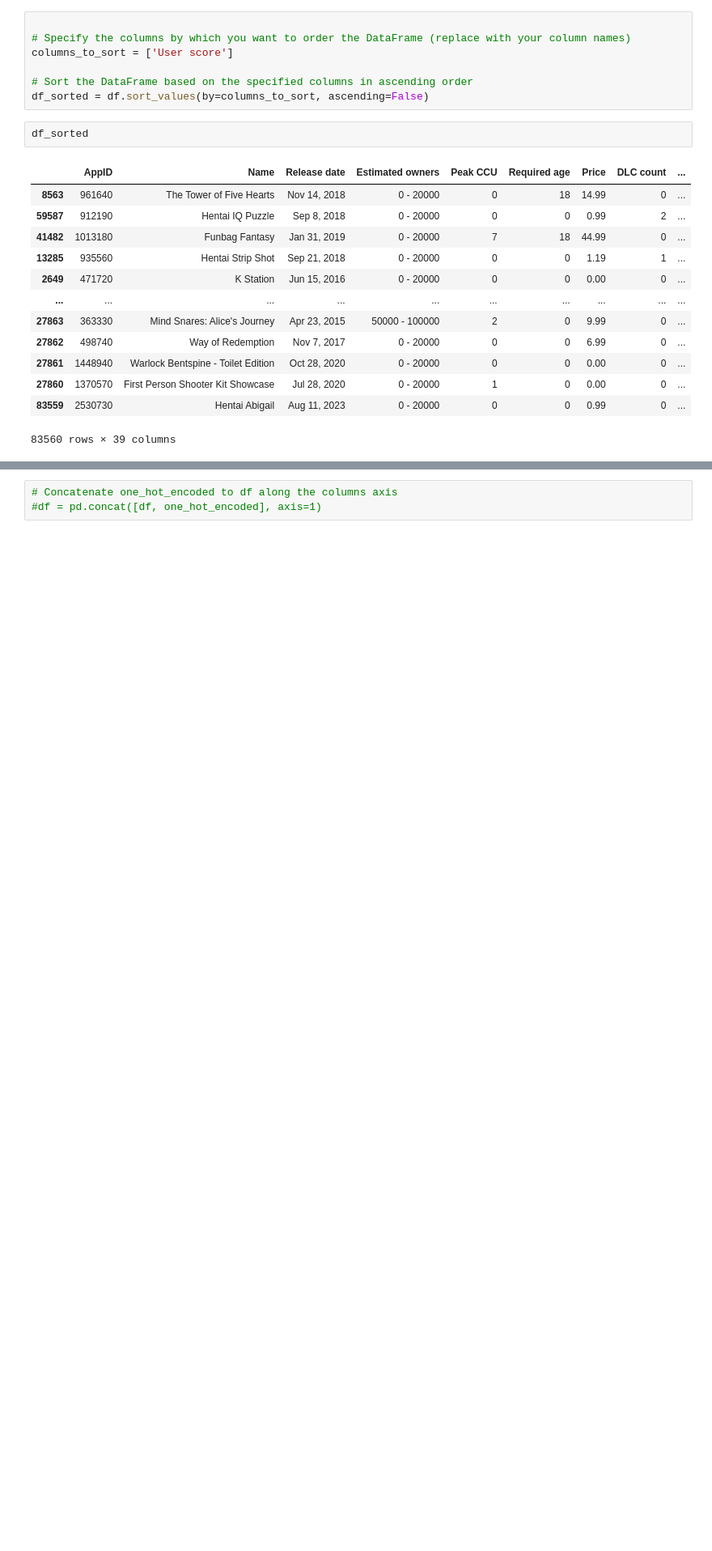
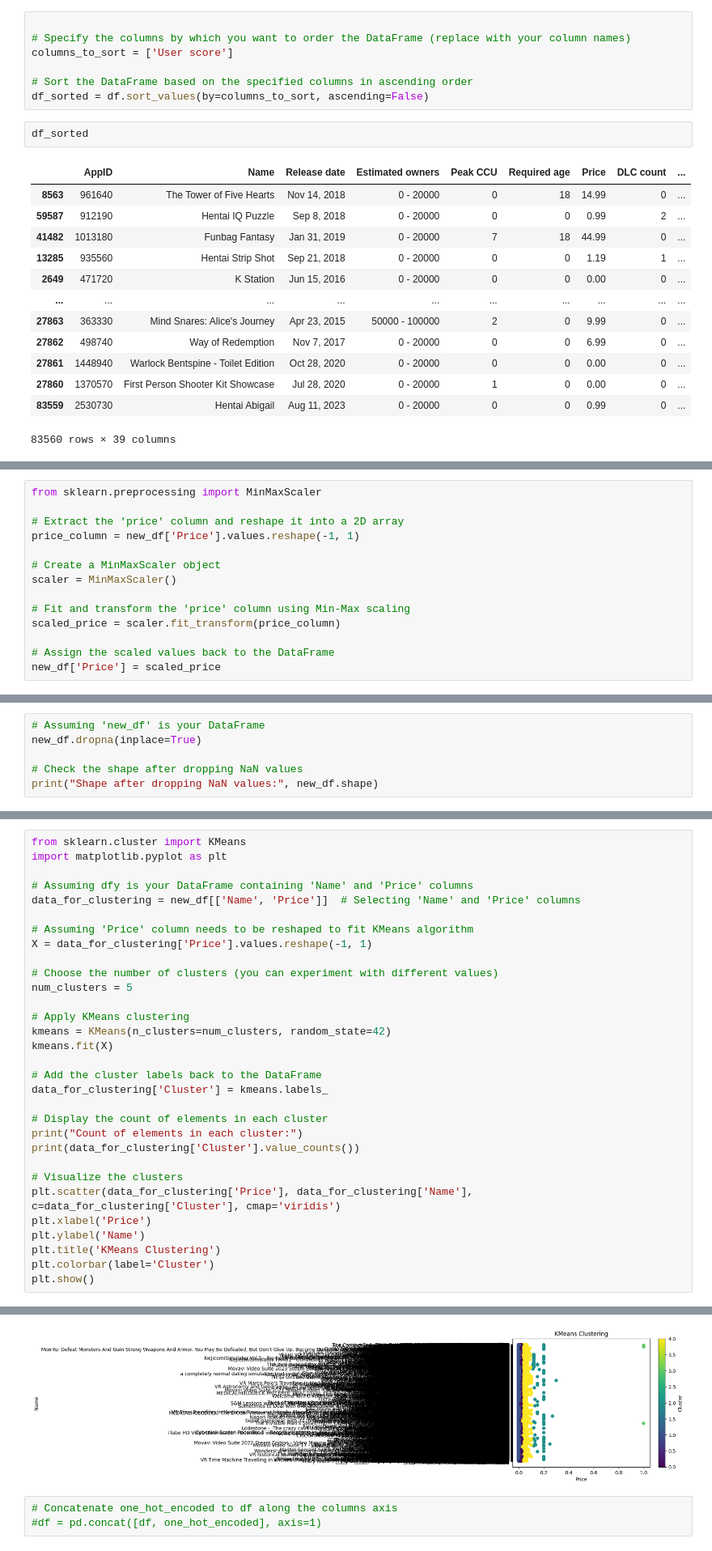
Before and after one commit to mifardli/RecommendationSystem, a Jupyter notebook: Steam_recommendations.ipynb, the cells around one changed output, grey strips where cells are left out. Shown at 81% size. Drawn from its saved outputs; the diff is of its cells as text; blank space fills up the shorter version.

```diff
--- a/Steam_recommendations.ipynb
+++ b/Steam_recommendations.ipynb
@@ -256,0 +410,14 @@ onehotplay
+# %%
+from sklearn.preprocessing import MinMaxScaler
+
+# Extract the 'price' column and reshape it into a 2D array
+price_column = new_df['Price'].values.reshape(-1, 1)
+
+# Create a MinMaxScaler object
+scaler = MinMaxScaler()
+
+# Fit and transform the 'price' column using Min-Max scaling
+scaled_price = scaler.fit_transform(price_column)
+
+# Assign the scaled values back to the DataFrame
+new_df['Price'] = scaled_price
@@ -256,0 +440,6 @@ onehotplay
+# %%
+# Assuming 'new_df' is your DataFrame
+new_df.dropna(inplace=True)
+
+# Check the shape after dropping NaN values
+print("Shape after dropping NaN values:", new_df.shape)
@@ -256,0 +464,32 @@ onehotplay
+# %%
+from sklearn.cluster import KMeans
+import matplotlib.pyplot as plt
+
+# Assuming dfy is your DataFrame containing 'Name' and 'Price' columns
+data_for_clustering = new_df[['Name', 'Price']]  # Selecting 'Name' and 'Price' columns
+
+# Assuming 'Price' column needs to be reshaped to fit KMeans algorithm
+X = data_for_clustering['Price'].values.reshape(-1, 1)
+
+# Choose the number of clusters (you can experiment with different values)
+num_clusters = 5
+
+# Apply KMeans clustering
+kmeans = KMeans(n_clusters=num_clusters, random_state=42)
+kmeans.fit(X)
+
+# Add the cluster labels back to the DataFrame
+data_for_clustering['Cluster'] = kmeans.labels_
+
+# Display the count of elements in each cluster
+print("Count of elements in each cluster:")
+print(data_for_clustering['Cluster'].value_counts())
+
+# Visualize the clusters
+plt.scatter(data_for_clustering['Price'], data_for_clustering['Name'], c=data_for_clustering['Cluster'], cmap='viridis')
+plt.xlabel('Price')
+plt.ylabel('Name')
+plt.title('KMeans Clustering')
+plt.colorbar(label='Cluster')
+plt.show()
+# %% [output]
@@ -257,3 +504,4 @@ onehotplay
+[figure, added]
 # %%
 # Concatenate one_hot_encoded to df along the columns axis
 #df = pd.concat([df, one_hot_encoded], axis=1)
```
Also changed, not shown: parts of 33 cells of this notebook.
